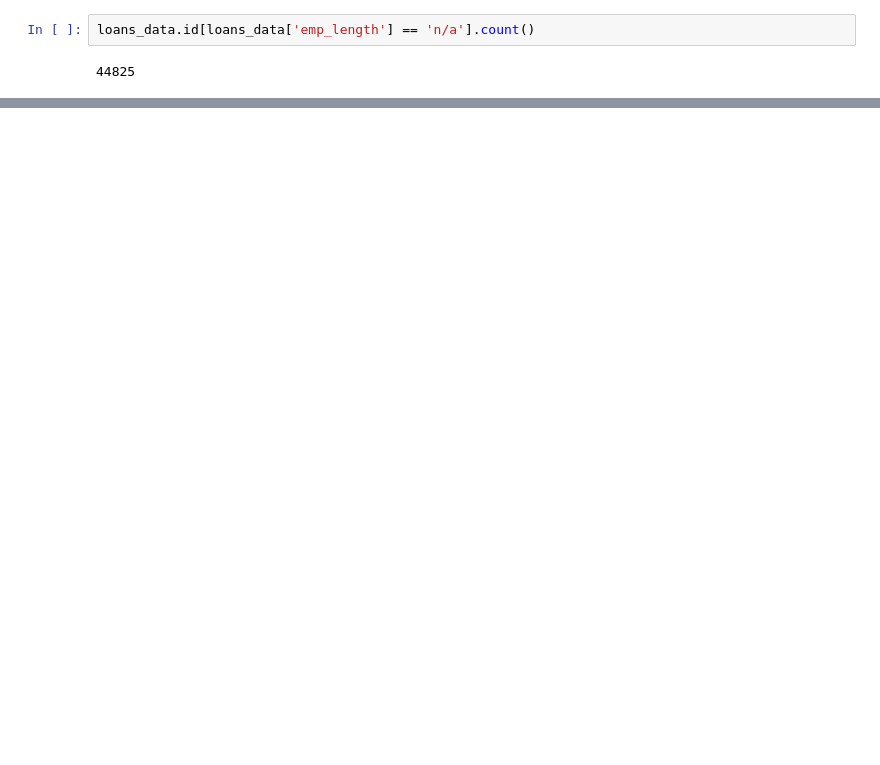
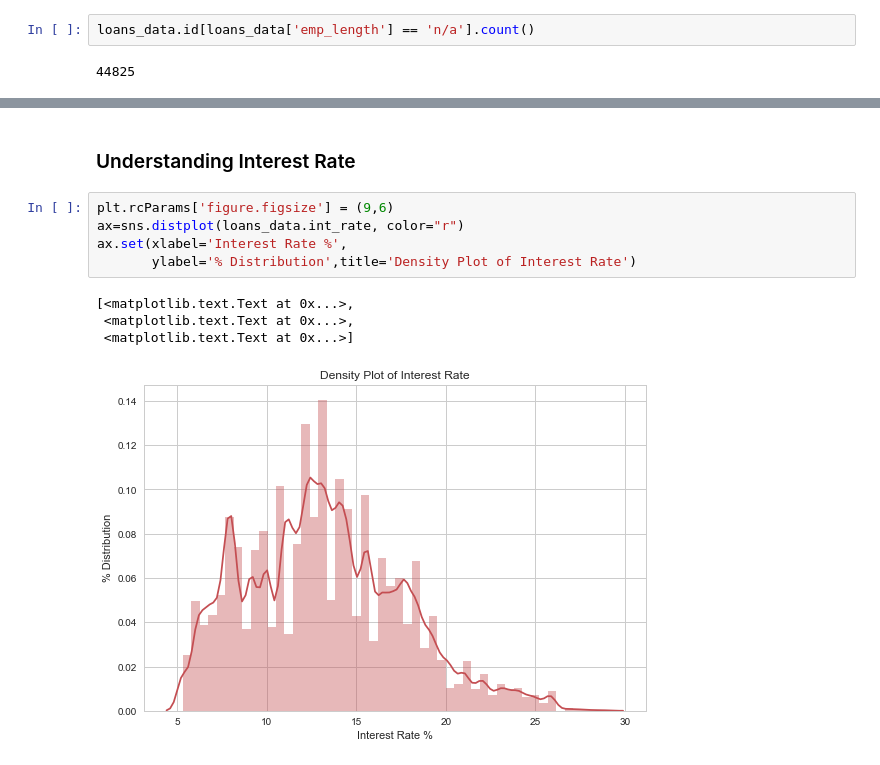
Before and after one commit to ramyatamehrotra/Springboard_DSCT, a Jupyter notebook: Capstone Project - I (Lending Club Loans).ipynb, the cells around one changed output, grey strips where cells are left out. Drawn from its saved outputs; the diff is of its cells as text; blank space fills up the shorter version.

```diff
--- a/Capstone Project - I (Lending Club Loans).ipynb
+++ b/Capstone Project - I (Lending Club Loans).ipynb
@@ -159,0 +186,12 @@ loans_data.groupby('employment_length').size().plot(kind='bar')
+# %% [markdown]
+### Understanding Interest Rate
+# %%
+plt.rcParams['figure.figsize'] = (9,6)
+ax=sns.distplot(loans_data.int_rate, color="r")
+ax.set(xlabel='Interest Rate %',
+       ylabel='% Distribution',title='Density Plot of Interest Rate')
+# %% [output]
+[<matplotlib.text.Text at 0x...>,
+ <matplotlib.text.Text at 0x...>,
+ <matplotlib.text.Text at 0x...>]
+[figure, added]
```
Also changed, not shown: parts of 39 cells of this notebook.
